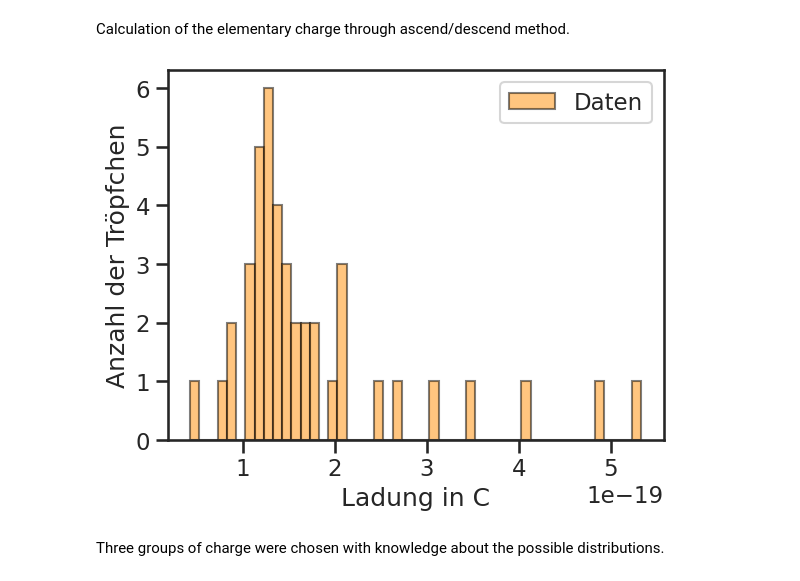
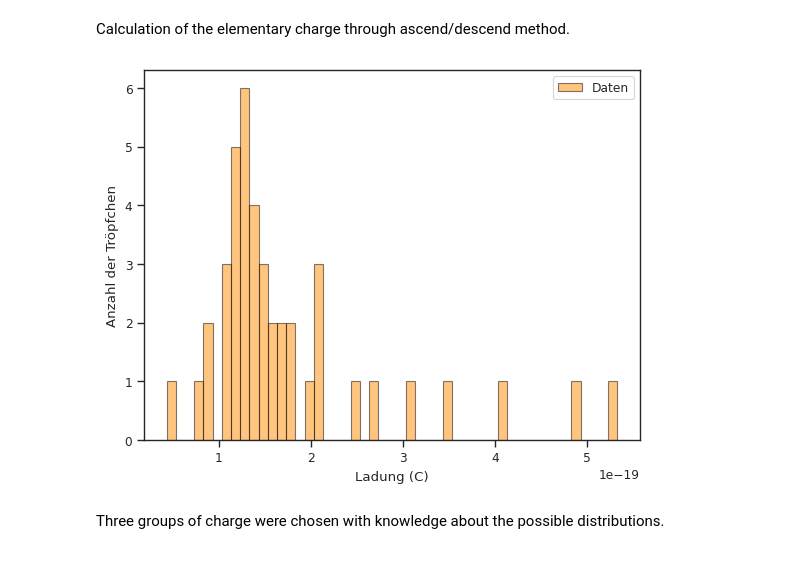
Before and after one commit to KemalOenen/Grundpraktikum2_Gruppe1_SS23, a Jupyter notebook: Versuch8/Milikan.ipynb, the cells around one changed output. Drawn from its saved outputs; the diff is of its cells as text; code cells hidden in the pictures.

```diff
--- a/Versuch8/Milikan.ipynb
+++ b/Versuch8/Milikan.ipynb
@@ -21,7 +21,7 @@ step_value=0.00005 #m
 g=9.81 #m/s^2
 # %%
 sns.set_theme(style="ticks")
-sns.set_context("talk")
+sns.set_context("paper")
 # %%
 #get data
 sinksteig_data=pd.read_csv("Milikan_sinkSteig.csv", header=2)
@@ -132,35 +132,35 @@ s=[]
 for i in range(len(sinksteig_data["scale-steps"])):
     s.append(ufloat(sinksteig_data["scale-steps"][i], sinksteig_data["scale-steps_err"][i]))
 s=np.array(s)*step_value
 t1=[]
 for i in range(len(sinksteig_data["t1/s"])):
     t1.append(ufloat(sinksteig_data["t1/s"][i], sinksteig_data["t1_err/s"][i]))
 t1=np.array(t1)
 t2=[]
 for i in range(len(sinksteig_data["t2/s"])):
     t2.append(ufloat(sinksteig_data["t2/s"][i], sinksteig_data["t2_err/s"][i]))
 t2=np.array(t2)
 U=[]
 for i in range(len(sinksteig_data["U/V"])):
     U.append(ufloat(sinksteig_data["U/V"][i], sinksteig_data["U_err/V"][i]))
 U=np.array(U)
 
 #calculating the velocities
 v1=s/t1
 v2=s/t2
 
 r2=9*s*viscosity_air/(2*g*t1*(density_oil-density_air))
 r=r2**(1/2)
 Q=capacitor_distance/U*((density_oil-density_oil)*4/3*np.pi*r**3*g+6*np.pi*r*viscosity_air*v2)
 plt.hist([Q[i].n for i in range(len(Q))], color="darkorange", label="Daten", edgecolor="black",
          bins=np.arange(min([Q[i].n for i in range(len(Q))]), max([Q[i].n for i in range(len(Q))]) + 0.1e-19, 0.1e-19),
          alpha=0.5)
-plt.xlabel("Ladung in C")
+plt.xlabel("Ladung (C)")
 plt.ylabel("Anzahl der Tröpfchen")
 plt.legend()
 plt.show()
 # %% [output]
-[figure, old version]
+[figure, new version]
 # %% [markdown]
 Three groups of charge were chosen with knowledge about the possible distributions.
 # %%
```
Also changed, not shown: parts of 8 cells of this notebook.
